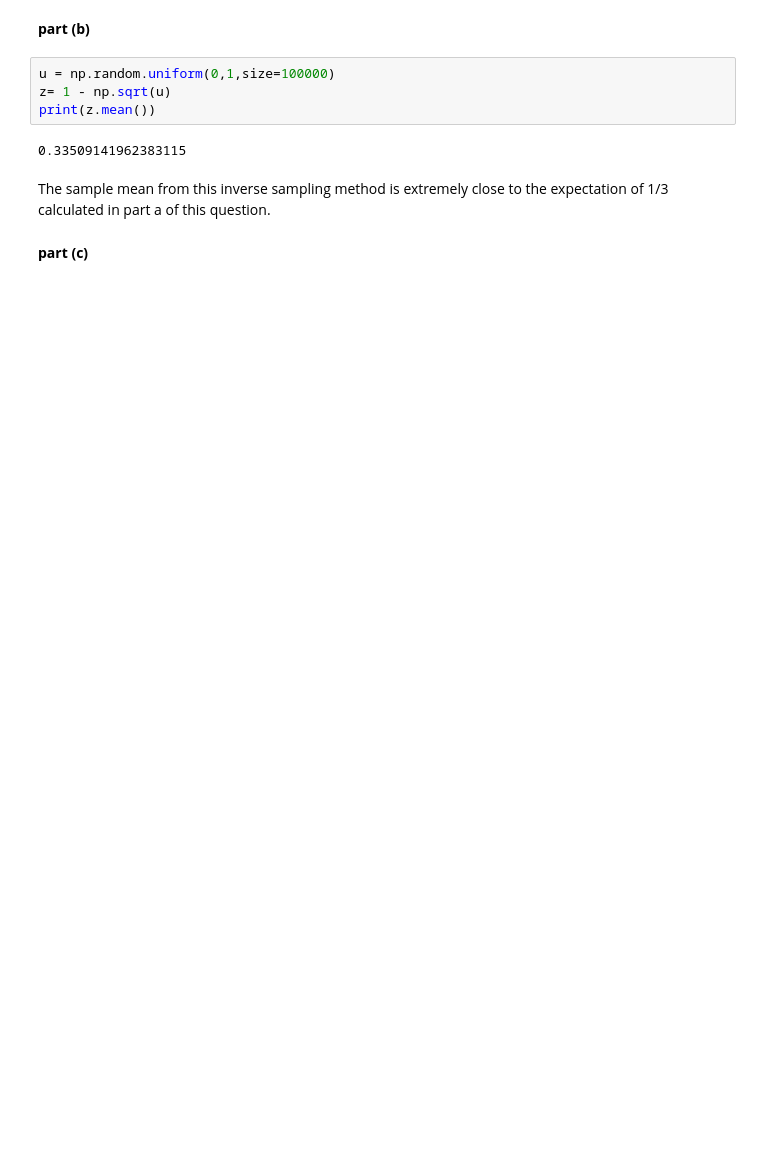
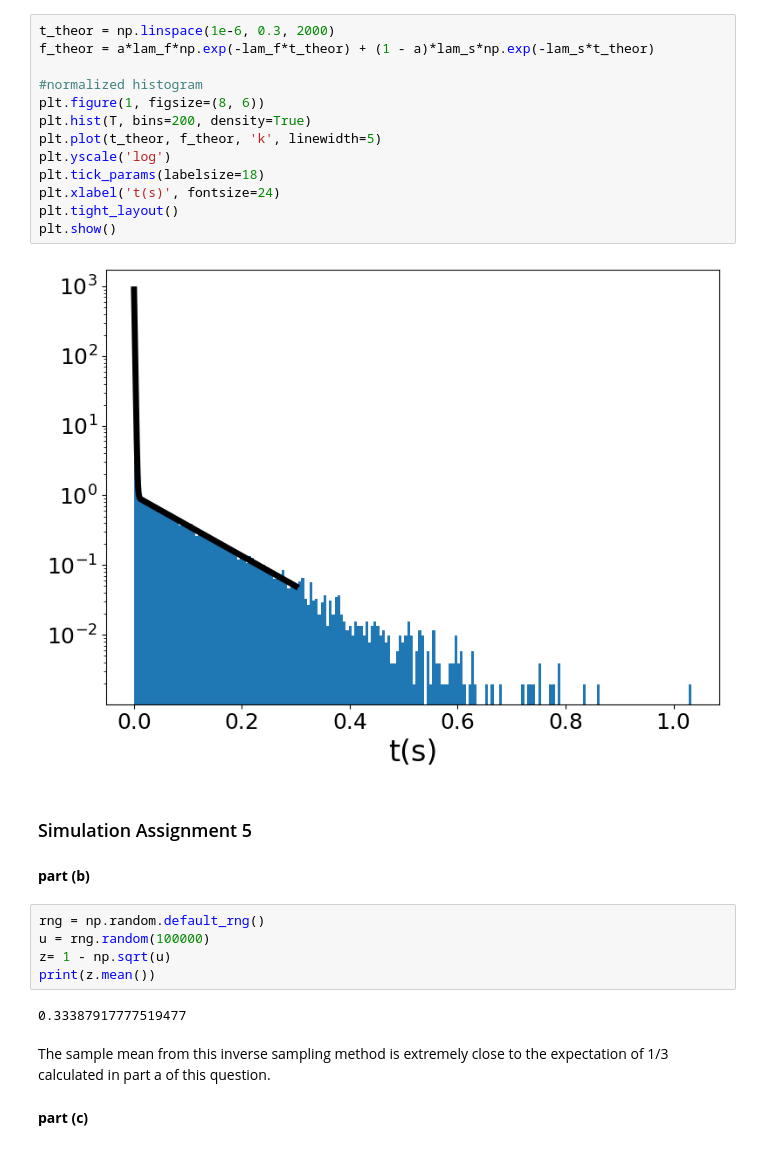
Before and after one commit to filippa-mudsam/Markov2026, a Jupyter notebook: HW2_problem5.ipynb, the cells around one changed output. Cells and saved outputs as stored; diff of their text form; blank space fills up the shorter version.

```diff
--- a/HW2_problem5.ipynb
+++ b/HW2_problem5.ipynb
@@ -8,11 +102,29 @@ import matplotlib.pyplot as plt
+# %%
+t_theor = np.linspace(1e-6, 0.3, 2000)
+f_theor = a*lam_f*np.exp(-lam_f*t_theor) + (1 - a)*lam_s*np.exp(-lam_s*t_theor)
+
+#normalized histogram
+plt.figure(1, figsize=(8, 6))
+plt.hist(T, bins=200, density=True)
+plt.plot(t_theor, f_theor, 'k', linewidth=5)
+plt.yscale('log')
+plt.tick_params(labelsize=18)
+plt.xlabel('t(s)', fontsize=24)
+plt.tight_layout()
+plt.show()
+# %% [output]
+[figure, added]
+# %% [markdown]
+### Simulation Assignment 5 <br>
 # %% [markdown]
 **part (b)**
 # %%
-u = np.random.uniform(0,1,size=100000)
+rng = np.random.default_rng()
+u = rng.random(100000)
 z= 1 - np.sqrt(u)
 print(z.mean())
 # %% [output]
-0.33509141962383115
+0.33387917777519477
 # %% [markdown]
 The sample mean from this inverse sampling method is extremely close to the expectation of 1/3 calculated in part a of this question.
 # %% [markdown]
```
Also changed, not shown: parts of 12 cells of this notebook.
